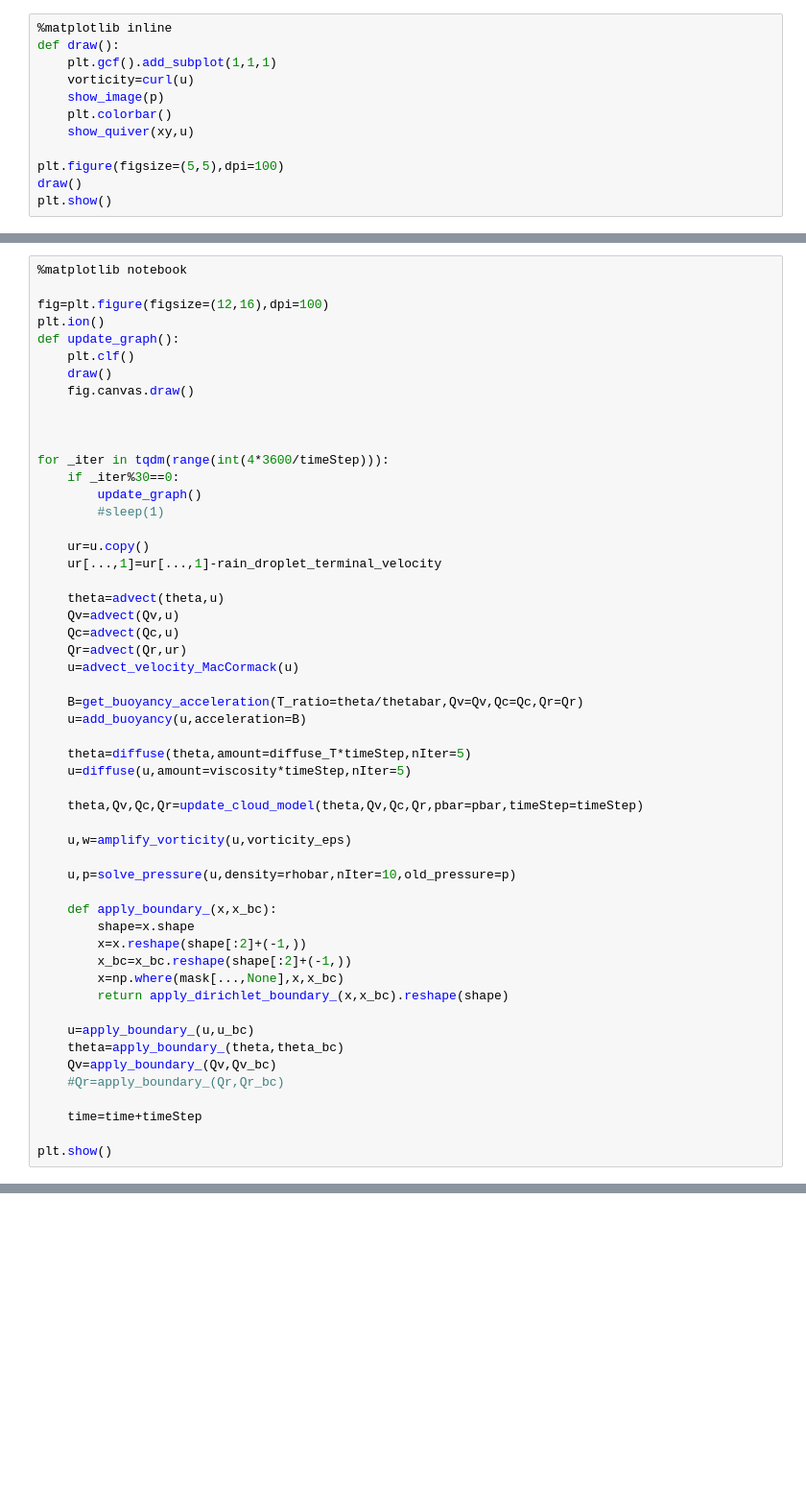
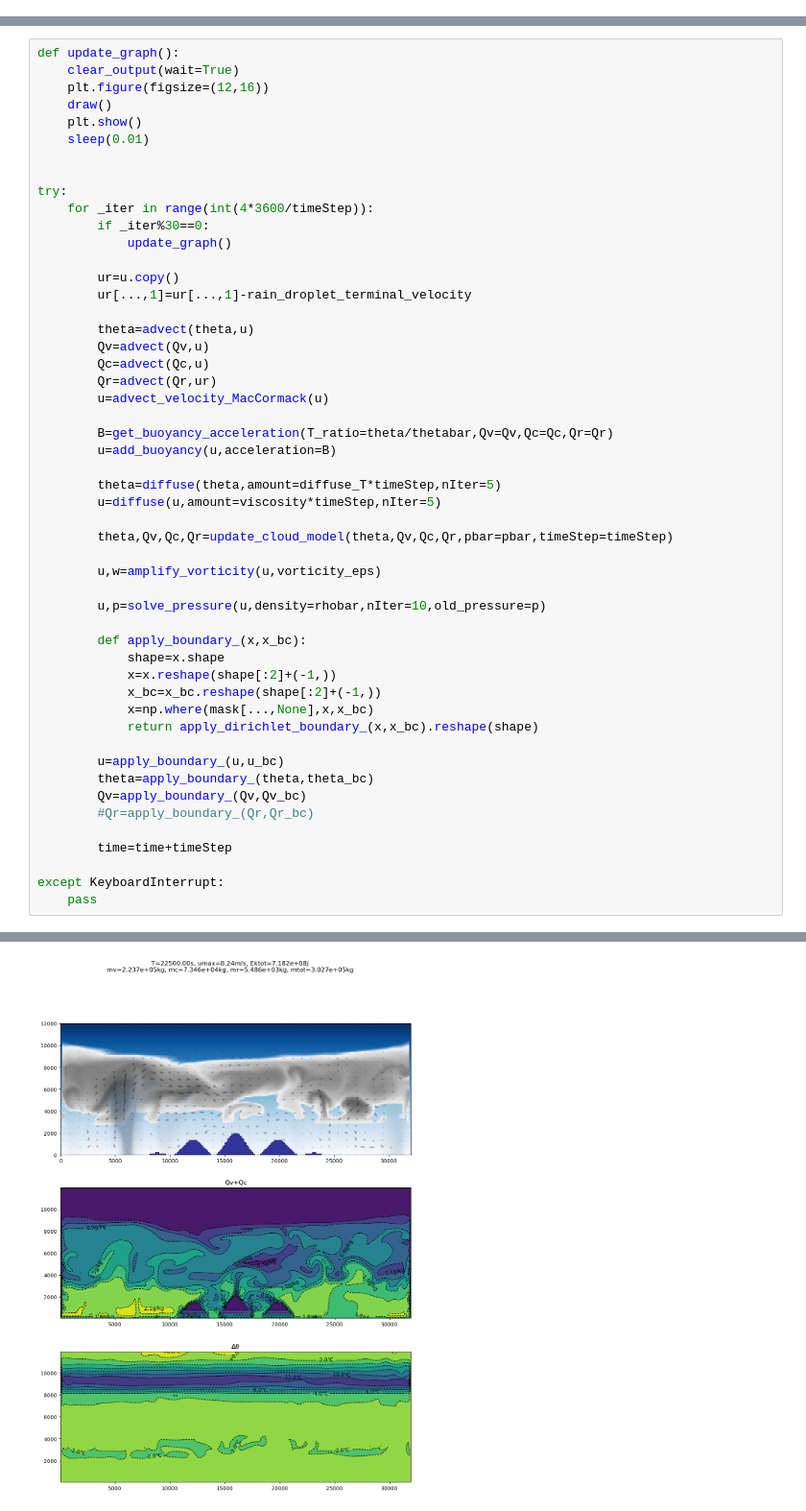
Before and after one commit to fangzhangmnm/python-weather-simulation, a Jupyter notebook: weatherSim2D.ipynb, the cells around one changed output, grey strips where cells are left out. Shown at 96% size. Saved outputs shown, nothing was run; the diff lists cells and outputs as text; blank space fills up the shorter version.

```diff
--- a/weatherSim2D.ipynb
+++ b/weatherSim2D.ipynb
@@ -16,12 +14,0 @@ p=np.ones(u.shape[:-1])
-# %%
-%matplotlib inline
-def draw():
-    plt.gcf().add_subplot(1,1,1)
-    vorticity=curl(u)
-    show_image(p)
-    plt.colorbar()
-    show_quiver(xy,u)
-
-plt.figure(figsize=(5,5),dpi=100)
-draw()
-plt.show()
@@ -182,54 +104,52 @@ TypeError: 'list' object cannot be interpreted as an integer
 # %%
-%matplotlib notebook
-
-fig=plt.figure(figsize=(12,16),dpi=100)
-plt.ion()
 def update_graph():
-    plt.clf()
+    clear_output(wait=True)
+    plt.figure(figsize=(12,16))
     draw()
-    fig.canvas.draw()
+    plt.show()
+    sleep(0.01)
 
 
+try:
+    for _iter in range(int(4*3600/timeStep)):
+        if _iter%30==0:
+            update_graph()
 
-for _iter in tqdm(range(int(4*3600/timeStep))):
-    if _iter%30==0:
-        update_graph()
-        #sleep(1)
+        ur=u.copy()
+        ur[...,1]=ur[...,1]-rain_droplet_terminal_velocity
 
-    ur=u.copy()
-    ur[...,1]=ur[...,1]-rain_droplet_terminal_velocity
+        theta=advect(theta,u)
+        Qv=advect(Qv,u)
+        Qc=advect(Qc,u)
+        Qr=advect(Qr,ur)
+        u=advect_velocity_MacCormack(u)
 
-    theta=advect(theta,u)
-    Qv=advect(Qv,u)
-    Qc=advect(Qc,u)
-    Qr=advect(Qr,ur)
-    u=advect_velocity_MacCormack(u)
+        B=get_buoyancy_acceleration(T_ratio=theta/thetabar,Qv=Qv,Qc=Qc,Qr=Qr)
+        u=add_buoyancy(u,acceleration=B)
 
-    B=get_buoyancy_acceleration(T_ratio=theta/thetabar,Qv=Qv,Qc=Qc,Qr=Qr)
-    u=add_buoyancy(u,acceleration=B)
+        theta=diffuse(theta,amount=diffuse_T*timeStep,nIter=5)
+        u=diffuse(u,amount=viscosity*timeStep,nIter=5)
 
-    theta=diffuse(theta,amount=diffuse_T*timeStep,nIter=5)
-    u=diffuse(u,amount=viscosity*timeStep,nIter=5)
+        theta,Qv,Qc,Qr=update_cloud_model(theta,Qv,Qc,Qr,pbar=pbar,timeStep=timeStep)
 
-    theta,Qv,Qc,Qr=update_cloud_model(theta,Qv,Qc,Qr,pbar=pbar,timeStep=timeStep)
+        u,w=amplify_vorticity(u,vorticity_eps)
 
-    u,w=amplify_vorticity(u,vorticity_eps)
+        u,p=solve_pressure(u,density=rhobar,nIter=10,old_pressure=p)
 
-    u,p=solve_pressure(u,density=rhobar,nIter=10,old_pressure=p)
+        def apply_boundary_(x,x_bc):
+            shape=x.shape
+            x=x.reshape(shape[:2]+(-1,))
+            x_bc=x_bc.reshape(shape[:2]+(-1,))
+            x=np.where(mask[...,None],x,x_bc)
+            return apply_dirichlet_boundary_(x,x_bc).reshape(shape)
 
-    def apply_boundary_(x,x_bc):
-        shape=x.shape
-        x=x.reshape(shape[:2]+(-1,))
-        x_bc=x_bc.reshape(shape[:2]+(-1,))
-        x=np.where(mask[...,None],x,x_bc)
-        return apply_dirichlet_boundary_(x,x_bc).reshape(shape)
+        u=apply_boundary_(u,u_bc)
+        theta=apply_boundary_(theta,theta_bc)
+        Qv=apply_boundary_(Qv,Qv_bc)
+        #Qr=apply_boundary_(Qr,Qr_bc)
 
-    u=apply_boundary_(u,u_bc)
-    theta=apply_boundary_(theta,theta_bc)
-    Qv=apply_boundary_(Qv,Qv_bc)
-    #Qr=apply_boundary_(Qr,Qr_bc)
+        time=time+timeStep
 
-    time=time+timeStep
-
-plt.show()
+except KeyboardInterrupt:
+    pass
 # %% [output]
@@ -238,0 +156 @@ KeyboardInterrupt:
+[figure, added]
```
Also changed, not shown: parts of 14 cells of this notebook, 13 other files.
